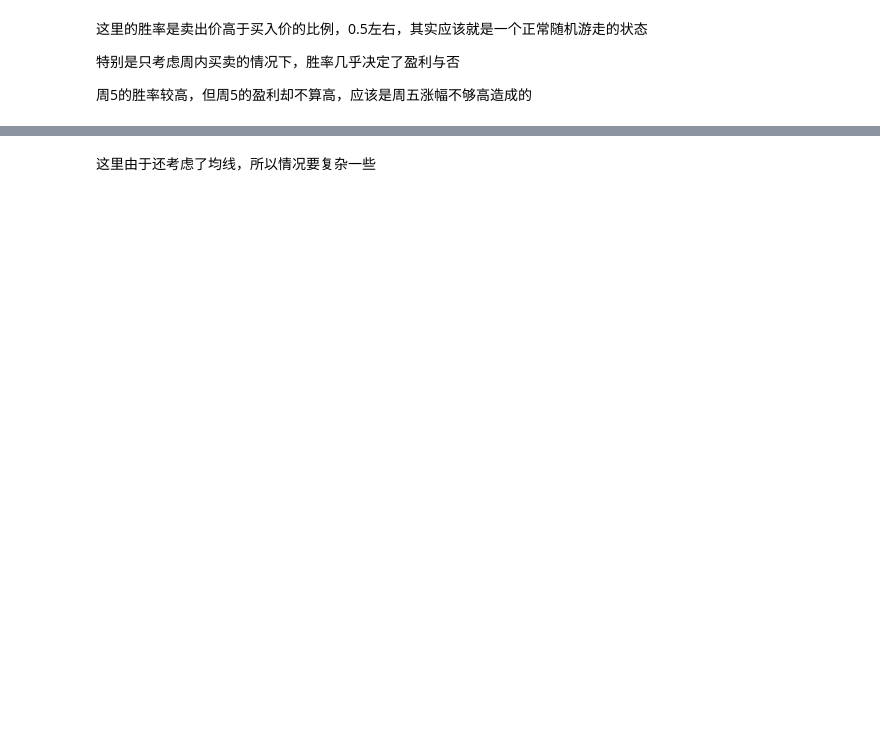
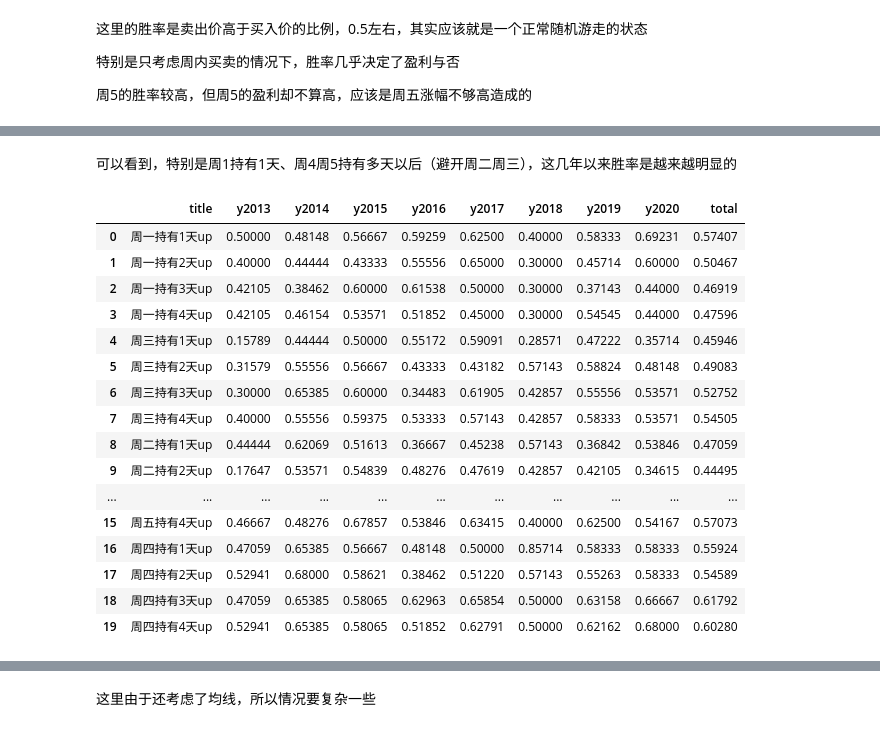
Before and after one commit to zhs007/jupyternotebook.demo, a Jupyter notebook: home/cnfunds/cnfund009.ipynb, the cells around one changed output, grey strips where cells are left out. Cells and saved outputs as stored; diff of their text form; code cells hidden in the pictures; blank space fills up the shorter version.

```diff
--- a/home/cnfunds/cnfund009.ipynb
+++ b/home/cnfunds/cnfund009.ipynb
@@ -140,0 +176,2 @@ dfaip[['title', 'maxDrawdown', 'maxDrawdownStart', 'maxDrawdownEnd', 'totalRetur
+# %% [markdown]
+可以看到，特别是周1持有1天、周4周5持有多天以后（避开周二周三），这几年以来胜率是越来越明显的
@@ -140,0 +263,24 @@ dfaip[['title', 'maxDrawdown', 'maxDrawdownStart', 'maxDrawdownEnd', 'totalRetur
+# %%
+retWRY = libtrdb2.buildPNLWinRateReportYear(lstpnlaip)
+
+df0 = retWRY[0].sort_values(by='title').reset_index(drop=True)
+
+df0
+# %% [output]
+|  | title | y2013 | y2014 | y2015 | y2016 | y2017 | y2018 | y2019 | y2020 | total |
+| 0 | 周一持有1天up | 0.50000 | 0.48148 | 0.56667 | 0.59259 | 0.62500 | 0.40000 | 0.58333 | 0.69231 | 0.57407 |
+| 1 | 周一持有2天up | 0.40000 | 0.44444 | 0.43333 | 0.55556 | 0.65000 | 0.30000 | 0.45714 | 0.60000 | 0.50467 |
+| 2 | 周一持有3天up | 0.42105 | 0.38462 | 0.60000 | 0.61538 | 0.50000 | 0.30000 | 0.37143 | 0.44000 | 0.46919 |
+| 3 | 周一持有4天up | 0.42105 | 0.46154 | 0.53571 | 0.51852 | 0.45000 | 0.30000 | 0.54545 | 0.44000 | 0.47596 |
+| 4 | 周三持有1天up | 0.15789 | 0.44444 | 0.50000 | 0.55172 | 0.59091 | 0.28571 | 0.47222 | 0.35714 | 0.45946 |
+| 5 | 周三持有2天up | 0.31579 | 0.55556 | 0.56667 | 0.43333 | 0.43182 | 0.57143 | 0.58824 | 0.48148 | 0.49083 |
+| 6 | 周三持有3天up | 0.30000 | 0.65385 | 0.60000 | 0.34483 | 0.61905 | 0.42857 | 0.55556 | 0.53571 | 0.52752 |
+| 7 | 周三持有4天up | 0.40000 | 0.55556 | 0.59375 | 0.53333 | 0.57143 | 0.42857 | 0.58333 | 0.53571 | 0.54505 |
+| 8 | 周二持有1天up | 0.44444 | 0.62069 | 0.51613 | 0.36667 | 0.45238 | 0.57143 | 0.36842 | 0.53846 | 0.47059 |
+| 9 | 周二持有2天up | 0.17647 | 0.53571 | 0.54839 | 0.48276 | 0.47619 | 0.42857 | 0.42105 | 0.34615 | 0.44495 |
+| ... | ... | ... | ... | ... | ... | ... | ... | ... | ... | ... |
+| 15 | 周五持有4天up | 0.46667 | 0.48276 | 0.67857 | 0.53846 | 0.63415 | 0.40000 | 0.62500 | 0.54167 | 0.57073 |
+| 16 | 周四持有1天up | 0.47059 | 0.65385 | 0.56667 | 0.48148 | 0.50000 | 0.85714 | 0.58333 | 0.58333 | 0.55924 |
+| 17 | 周四持有2天up | 0.52941 | 0.68000 | 0.58621 | 0.38462 | 0.51220 | 0.57143 | 0.55263 | 0.58333 | 0.54589 |
+| 18 | 周四持有3天up | 0.47059 | 0.65385 | 0.58065 | 0.62963 | 0.65854 | 0.50000 | 0.63158 | 0.66667 | 0.61792 |
+| 19 | 周四持有4天up | 0.52941 | 0.65385 | 0.58065 | 0.51852 | 0.62791 | 0.50000 | 0.62162 | 0.68000 | 0.60280 |
```
Also changed, not shown: parts of 15 cells of this notebook, 1 other file.
